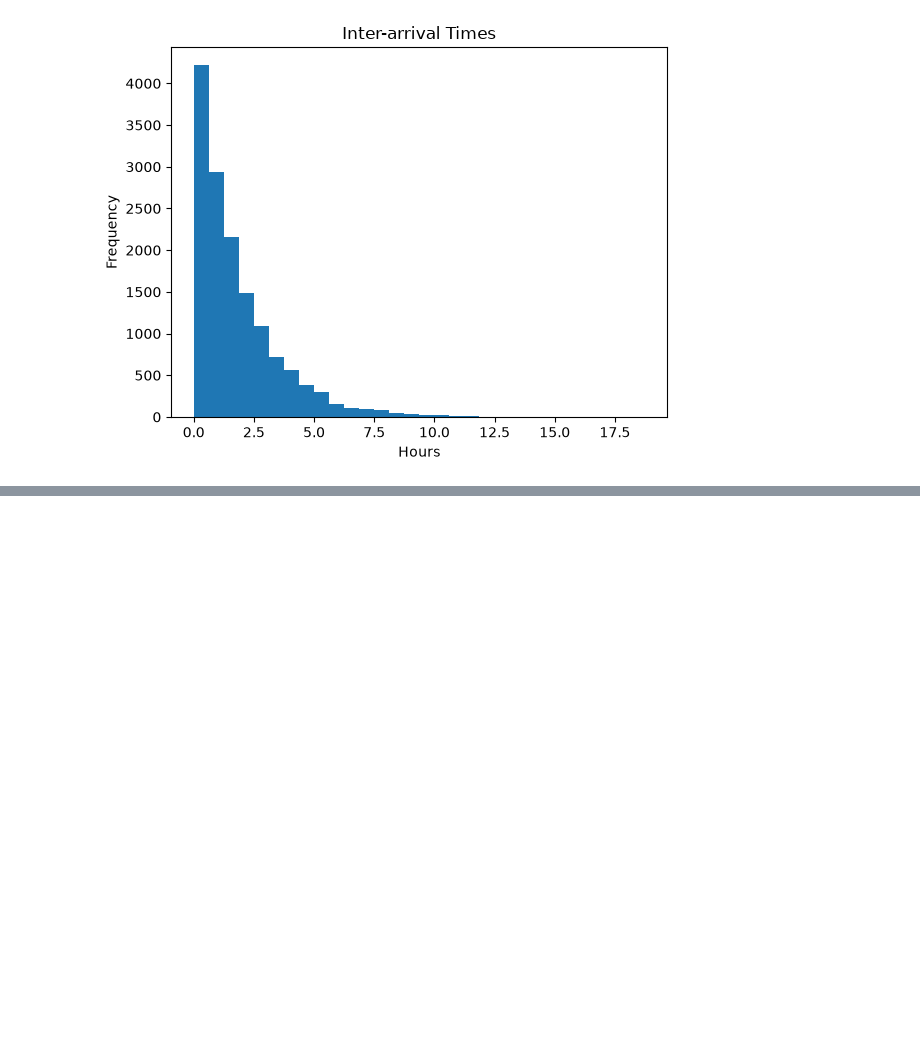
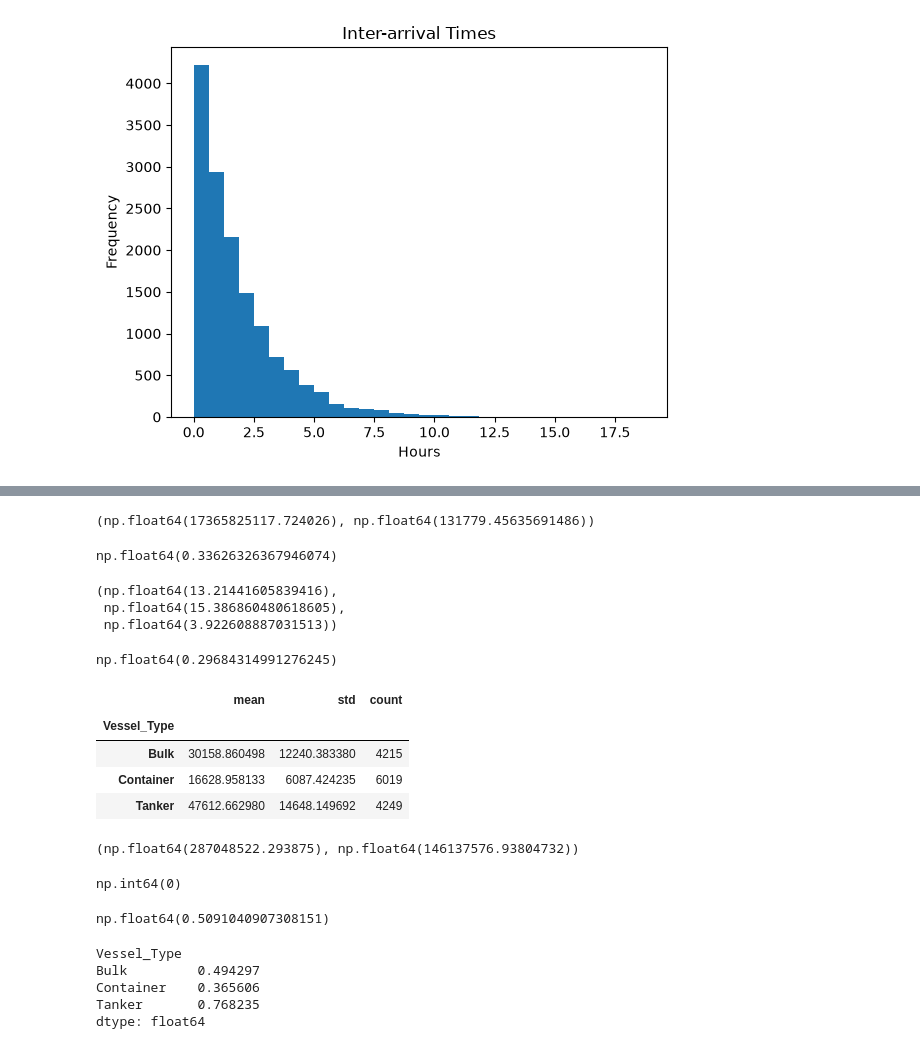
Before and after one commit to vlad-p2610/StochasticSim, a Jupyter notebook: gettingData.ipynb, the cells around one changed output, grey strips where cells are left out. Drawn from its saved outputs; the diff is of its cells as text; code cells hidden in the pictures; blank space fills up the shorter version.

```diff
--- a/gettingData.ipynb
+++ b/gettingData.ipynb
@@ -88,0 +143,58 @@ All Vessels  29656.528413  16945.350592  2.871449e+08
+# %%
+#Moderate variance
+dailyTones.var(), dailyTones.std()
+# %% [output]
+(np.float64(17365825117.724026), np.float64(131779.45635691486))
+# %%
+dailyTones.std() / dailyTones.mean()
+# %% [output]
+np.float64(0.33626326367946074)
+# %%
+#uncertainty from daily nr of ships
+
+dailyArrivals = portData.groupby(portData["Arrival_Date"].dt.date)["Vessel_ID"].count()
+
+#Not high, moderate
+dailyArrivals.mean(), dailyArrivals.var(), dailyArrivals.std()
+# %% [output]
+(np.float64(13.21441605839416),
+ np.float64(15.386860480618605),
+ np.float64(3.922608887031513))
+# %%
+dailyArrivals.std() / dailyArrivals.mean()
+# %% [output]
+np.float64(0.29684314991276245)
+# %%
+#variance in cargo carried by vessel
+portData.groupby("Vessel_Type")["Cargo_tons"].agg(["mean", "std", "count"])
+# %% [output]
+|  | mean | std | count |
+| Vessel_Type |  |  |  |
+| Bulk | 30158.860498 | 12240.383380 | 4215 |
+| Container | 16628.958133 | 6087.424235 | 6019 |
+| Tanker | 47612.662980 | 14648.149692 | 4249 |
+# %%
+withinDayVar = portData.groupby(portData["Arrival_Date"].dt.date)["Cargo_tons"].var()
+withinDayVar.mean(), withinDayVar.std()
+# %% [output]
+(np.float64(287048522.293875), np.float64(146137576.93804732))
+# %%
+#no broken rows from the variance
+withinDayVar.isna().sum()
+# %% [output]
+np.int64(0)
+# %%
+withinDayVar.std() / withinDayVar.mean()
+# %% [output]
+np.float64(0.5091040907308151)
+# %%
+#theory: total daily tones scale with heavier cargo ship arrival count
+dailyTypeCounts = portData.groupby([portData["Arrival_Date"].dt.date, "Vessel_Type"])["Vessel_ID"].count().unstack(fill_value=0)
+
+dailyTypeCounts.corrwith(dailyTones)
+# %% [output]
+Vessel_Type
+Bulk         0.494297
+Container    0.365606
+Tanker       0.768235
+dtype: float64
```
Also changed, not shown: parts of 12 cells of this notebook.
